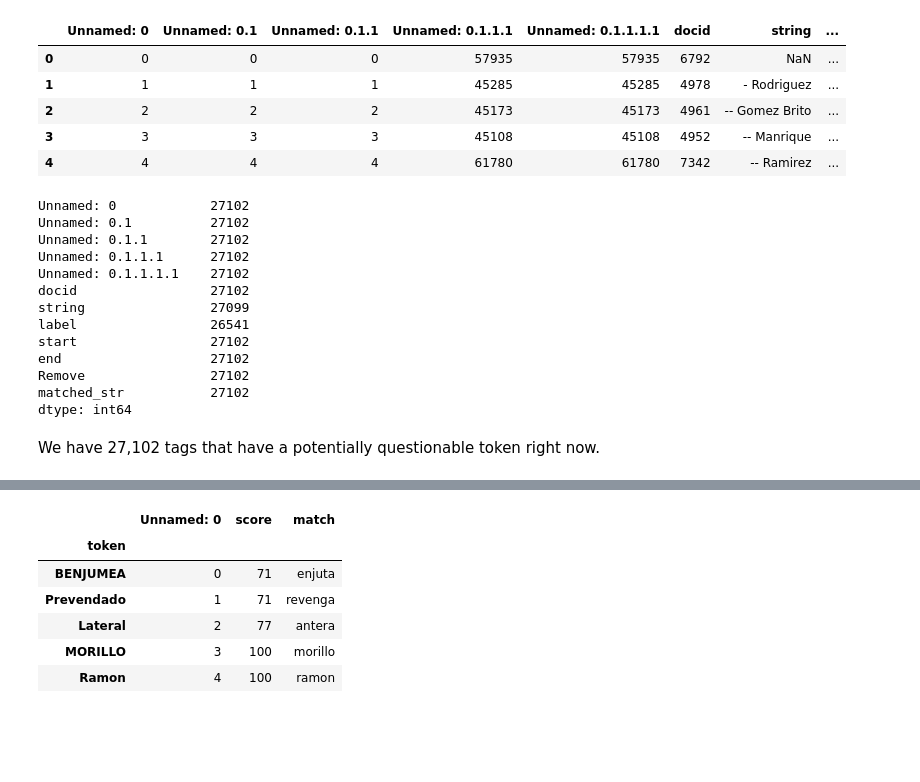
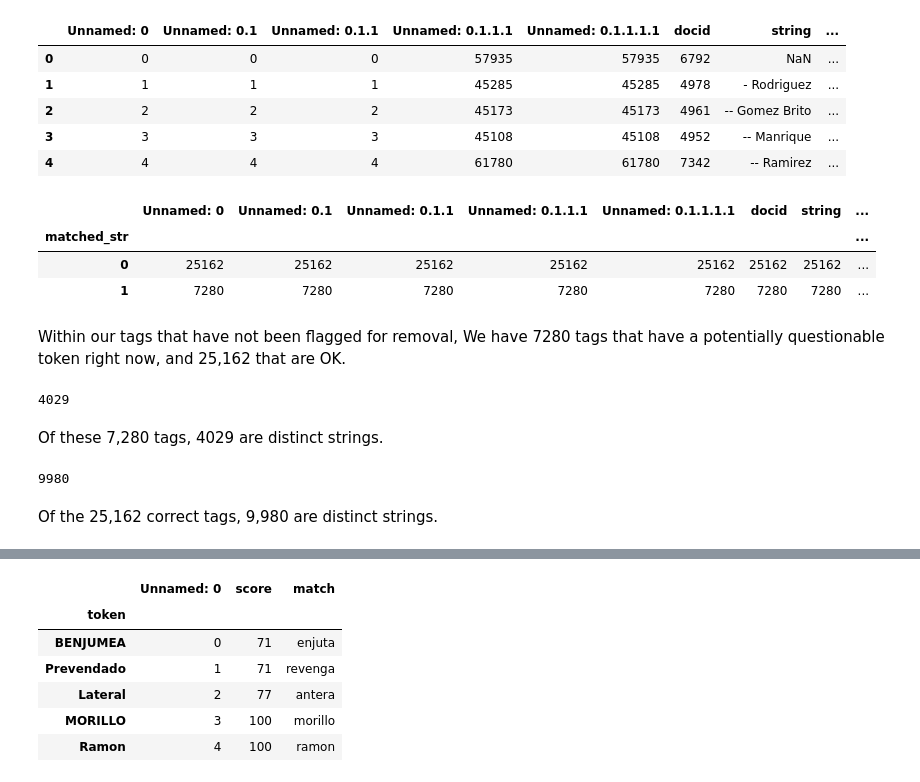
Before and after one commit to FelipeAdeT/SevilleDataProcessing, a Jupyter notebook: Data Cleaning/Data Cleaning 2 Correct Miscategorized Labels.ipynb, the cells around one changed output, grey strips where cells are left out. Saved outputs shown, nothing was run; the diff lists cells and outputs as text; code cells hidden in the pictures; blank space fills up the shorter version.

```diff
--- a/Data Cleaning/Data Cleaning 2 Correct Miscategorized Labels.ipynb
+++ b/Data Cleaning/Data Cleaning 2 Correct Miscategorized Labels.ipynb
@@ -121,0 +175,2 @@ potential_non_names = list(tokset - names)
+# %%
+tokens.loc[tokens['token'].str.lower().isin(names),'is_name']=1
@@ -132 +189,3 @@ len(acceptedtokens)
+# %%
+dubioustokens = tokens.loc[tokens['is_name']!=1,'token'].to_list()
 # %%
@@ -151,12 +206,16 @@ people.head()
 | 3 | 3 | 3 | 3 | 45108 | 45108 | 4952 | -- Manrique | ... |
 | 4 | 4 | 4 | 4 | 61780 | 61780 | 7342 | -- Ramirez | ... |
 # %%
-import re
-def pattern_searcher(search_str:str, search_list:str):
+def pattern_searcher(search_str:str, search_list:list):
 
-    search_obj = re.search(search_list, search_str)
-    if search_obj:
+    search_strlist = search_str.lower().split()
+
+    check =  any(item in search_strlist for item in search_list)
+
+    if check:
         return_str = 1
+
     else:
         return_str = 0
+
     return return_str
@@ -165,21 +222,24 @@ pattern = '|'.join(potential_non_names)
 # %%
-people['matched_str'] = people['string'].apply(lambda x: pattern_searcher(search_str=str(x), search_list=pattern))
+people['matched_str'] = people['string'].apply(lambda x: pattern_searcher(search_str=str(x), search_list=dubioustokens))
 # %%
-people[people['matched_str']==1].count()
+people[people['Remove']=='0'].groupby(['matched_str']).count()
 # %% [output]
-Unnamed: 0            27102
-Unnamed: 0.1          27102
-Unnamed: 0.1.1        27102
-Unnamed: 0.1.1.1      27102
-Unnamed: 0.1.1.1.1    27102
-docid                 27102
-string                27099
-label                 26541
-start                 27102
-end                   27102
-Remove                27102
-matched_str           27102
-dtype: int64
+|  | Unnamed: 0 | Unnamed: 0.1 | Unnamed: 0.1.1 | Unnamed: 0.1.1.1 | Unnamed: 0.1.1.1.1 | docid | string | ... |
+| matched_str |  |  |  |  |  |  |  | ... |
+| 0 | 25162 | 25162 | 25162 | 25162 | 25162 | 25162 | 25162 | ... |
+| 1 | 7280 | 7280 | 7280 | 7280 | 7280 | 7280 | 7280 | ... |
 # %% [markdown]
-We have 27,102 tags that have a potentially questionable token right now.
+Within our tags that have not been flagged for removal, We have 7280 tags that have a potentially questionable token right now, and 25,162 that are OK.
+# %%
+len((set(people.loc[(people['Remove']=='0')&(people['matched_str']==1),'string'])))
+# %% [output]
+4029
+# %% [markdown]
+Of these 7,280 tags, 4029 are distinct strings.
+# %%
+len((set(people.loc[(people['Remove']=='0')&(people['matched_str']==0),'string'].to_list())))
+# %% [output]
+9980
+# %% [markdown]
+Of the 25,162 correct tags, 9,980 are distinct strings.
 # %% [markdown]
```
Also changed, not shown: parts of 100 cells of this notebook, 1 other file.
